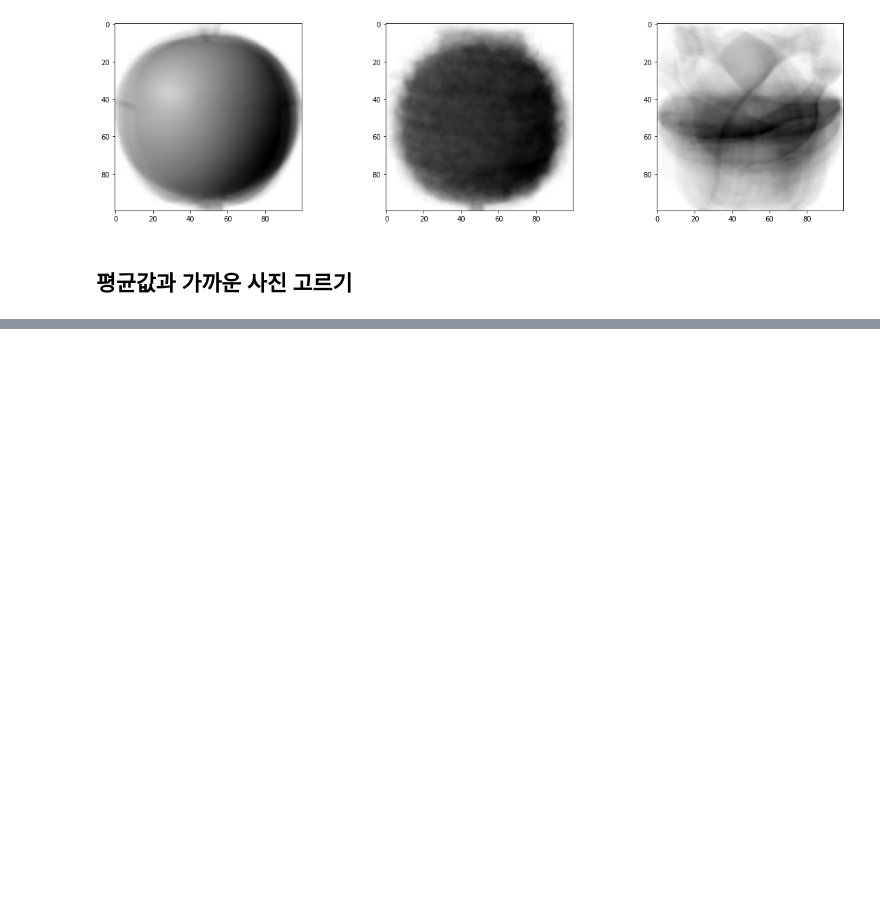
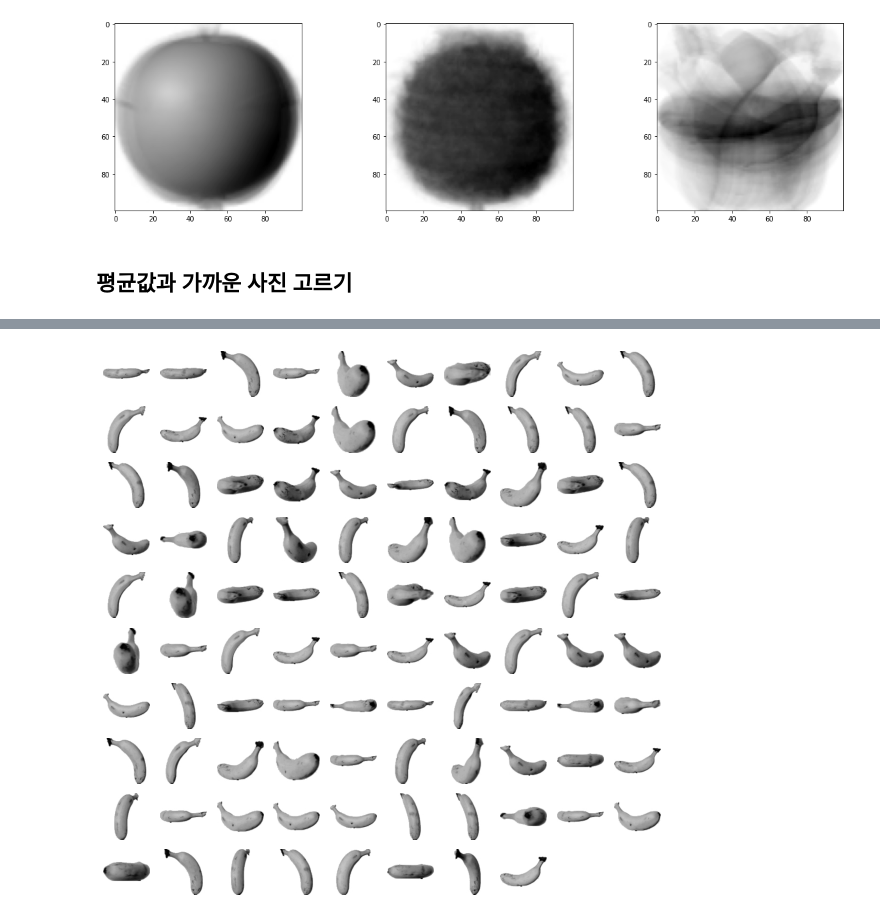
Before and after one commit to henney3765/MLDL_studyalone, a Jupyter notebook: 06_비지도학습.ipynb, the cells around one changed output, grey strips where cells are left out. Cells and saved outputs as stored; diff of their text form; code cells hidden in the pictures; blank space fills up the shorter version.

```diff
--- a/06_비지도학습.ipynb
+++ b/06_비지도학습.ipynb
@@ -119,0 +225,4 @@ plt.show()
+# %%
+draw_fruits(fruits[km.labels_==1])
+# %% [output]
+[figure, added]
```
Also changed, not shown: parts of 48 cells of this notebook.
